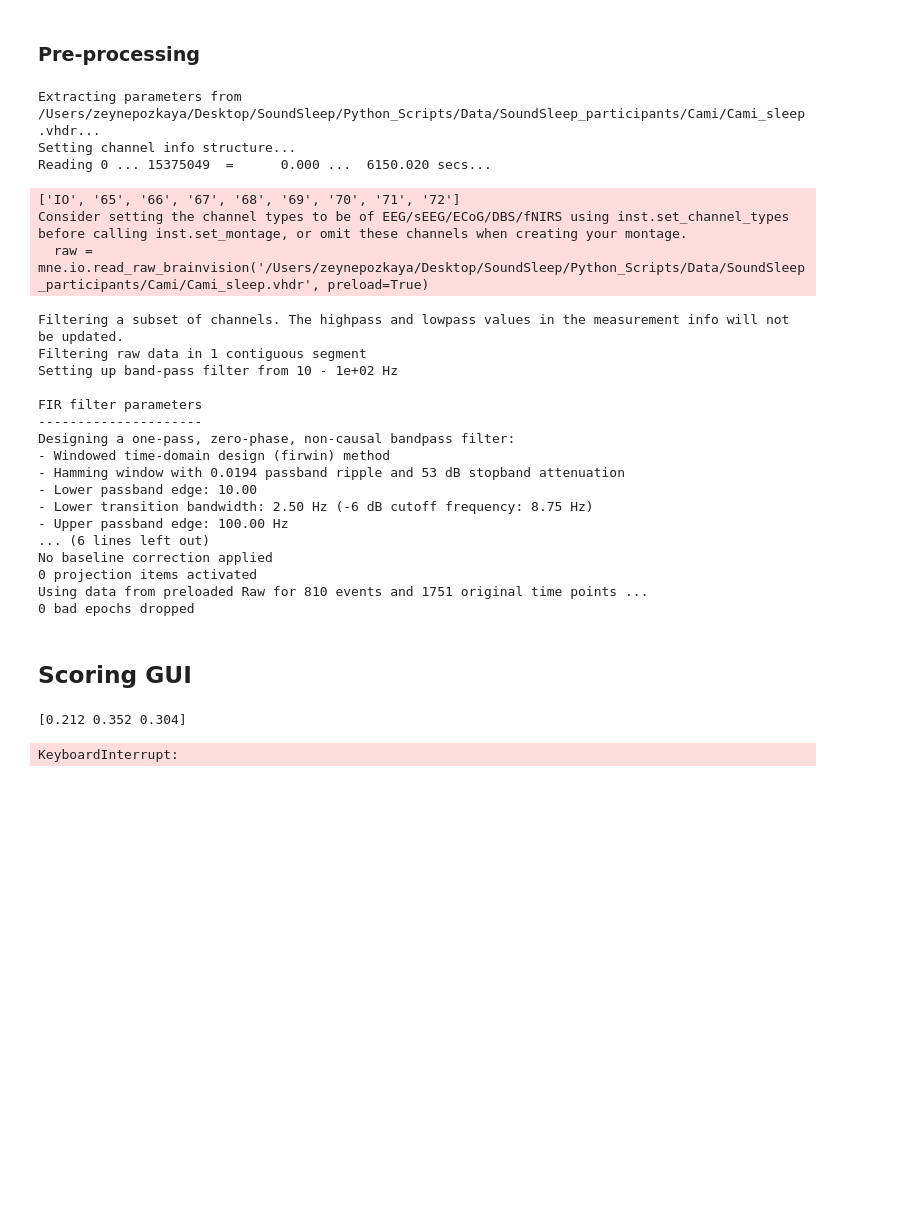
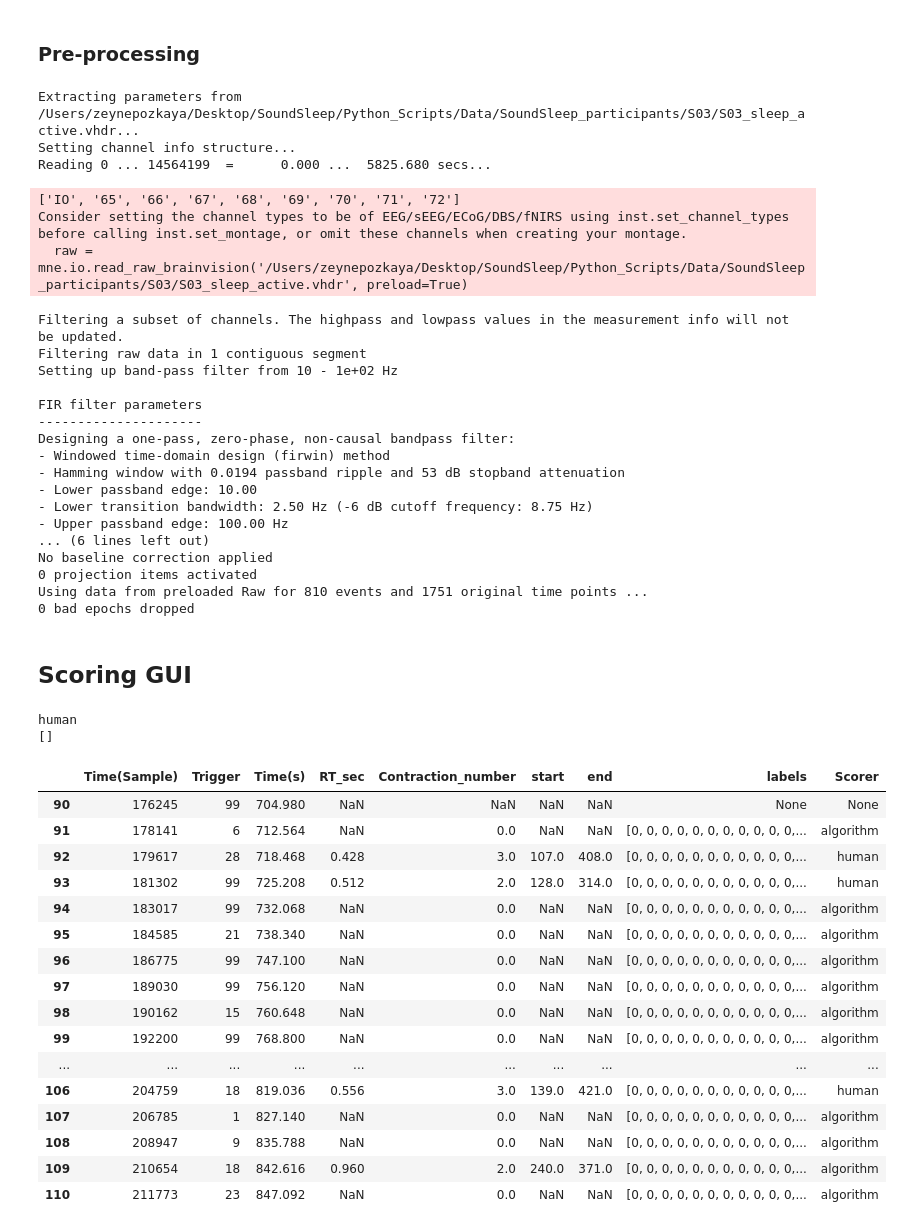
Before and after one commit to zeynoozkaya/SoundSleep, a Jupyter notebook: contraction_classification_final_bt.ipynb, the cells around one changed output. Cells and saved outputs as stored; diff of their text form; code cells hidden in the pictures; blank space fills up the shorter version.

Commit message:
working contraction script

```diff
--- a/contraction_classification_final_bt.ipynb
+++ b/contraction_classification_final_bt.ipynb
@@ -235,9 +397,9 @@ def flag_clusters(labels,min_len=100):
 # %% [markdown]
 ### Pre-processing
 # %%
-raw = mne.io.read_raw_brainvision('/Users/zeynepozkaya/Desktop/SoundSleep/Python_Scripts/Data/SoundSleep_participants/Cami/Cami_sleep.vhdr', preload=True)
+raw = mne.io.read_raw_brainvision('/Users/zeynepozkaya/Desktop/SoundSleep/Python_Scripts/Data/SoundSleep_participants/S03/S03_sleep_active.vhdr', preload=True)
 # raw = mne.io.read_raw_brainvision('/Users/basak/Desktop/Research/Projects/INCC/SoundSleep/results/pilots/S02_sleep_active.vhdr', preload=True)
-
+subject = 'S03'
 
 emg_ch= ['Zygo', 'Menton']
 
@@ -281,12 +443,12 @@ epochs = mne.Epochs(raw, events, tmin=-0, tmax=7,baseline=None, detrend=0,
 
 subject_epoch = epochs
 # %% [output]
-Extracting parameters from /Users/zeynepozkaya/Desktop/SoundSleep/Python_Scripts/Data/SoundSleep_participants/Cami/Cami_sleep.vhdr...
+Extracting parameters from /Users/zeynepozkaya/Desktop/SoundSleep/Python_Scripts/Data/SoundSleep_participants/S03/S03_sleep_active.vhdr...
 Setting channel info structure...
-Reading 0 ... 15375049  =      0.000 ...  6150.020 secs...
+Reading 0 ... 14564199  =      0.000 ...  5825.680 secs...
 ['IO', '65', '66', '67', '68', '69', '70', '71', '72']
 Consider setting the channel types to be of EEG/sEEG/ECoG/DBS/fNIRS using inst.set_channel_types before calling inst.set_montage, or omit these channels when creating your montage.
-  raw = mne.io.read_raw_brainvision('/Users/zeynepozkaya/Desktop/SoundSleep/Python_Scripts/Data/SoundSleep_participants/Cami/Cami_sleep.vhdr', preload=True)
+  raw = mne.io.read_raw_brainvision('/Users/zeynepozkaya/Desktop/SoundSleep/Python_Scripts/Data/SoundSleep_participants/S03/S03_sleep_active.vhdr', preload=True)
 Filtering a subset of channels. The highpass and lowpass values in the measurement info will not be updated.
 Filtering raw data in 1 contiguous segment
 Setting up band-pass filter from 10 - 1e+02 Hz
@@ -304,24 +466,48 @@ No baseline correction applied
 0 projection items activated
 Using data from preloaded Raw for 810 events and 1751 original time points ...
 0 bad epochs dropped
+# %%
+df_triggers['RT_sec'] = np.nan
+df_triggers['Contraction_number'] = np.nan
+df_triggers['start'] = np.nan
+df_triggers['end'] = np.nan
+
+df_triggers['labels'] = None
+df_triggers['Scorer'] = None
 # %% [markdown]
 ## Scoring GUI
 # %%
 # extract epoch
-current_index = 253
-epoch_zygo = np.squeeze(subject_epoch[current_index].get_data(picks=['Zygo']))
-epoch_zygo = epoch_zygo*10000
+current_index = 93
+epoch_zygo_current = np.squeeze(subject_epoch[current_index].get_data(picks=['Zygo']))
+epoch_zygo_current = epoch_zygo_current*10000
+
 
 # get features for epoch
-epoch_var_zygo, epoch_rms_zygo, epoch_wl_zygo, epoch_fmd_zygo = get_features(epoch_zygo)
+epoch_var_zygo_current, epoch_rms_zygo, epoch_wl_zygo, epoch_fmd_zygo = get_features(epoch_zygo_current)
 
 
-fig = plot_test_variance_window_func(epoch_zygo,epoch_var_zygo)
-
-fig.canvas.mpl_connect('key_press_event', on_key)
-
-
-plt.show()
+fig,_= plot_test_variance_window_func(epoch_zygo_current,epoch_var_zygo_current)
 # %% [output]
-[0.212 0.352 0.304]
+human
+[]
-KeyboardInterrupt:
+# %%
+df_triggers.iloc[90:111]
+# %% [output]
+|  | Time(Sample) | Trigger | Time(s) | RT_sec | Contraction_number | start | end | labels | Scorer |
+| 90 | 176245 | 99 | 704.980 | NaN | NaN | NaN | NaN | None | None |
+| 91 | 178141 | 6 | 712.564 | NaN | 0.0 | NaN | NaN | [0, 0, 0, 0, 0, 0, 0, 0, 0, 0, 0,... | algorithm |
+| 92 | 179617 | 28 | 718.468 | 0.428 | 3.0 | 107.0 | 408.0 | [0, 0, 0, 0, 0, 0, 0, 0, 0, 0, 0,... | human |
+| 93 | 181302 | 99 | 725.208 | 0.512 | 2.0 | 128.0 | 314.0 | [0, 0, 0, 0, 0, 0, 0, 0, 0, 0, 0,... | human |
+| 94 | 183017 | 99 | 732.068 | NaN | 0.0 | NaN | NaN | [0, 0, 0, 0, 0, 0, 0, 0, 0, 0, 0,... | algorithm |
+| 95 | 184585 | 21 | 738.340 | NaN | 0.0 | NaN | NaN | [0, 0, 0, 0, 0, 0, 0, 0, 0, 0, 0,... | algorithm |
+| 96 | 186775 | 99 | 747.100 | NaN | 0.0 | NaN | NaN | [0, 0, 0, 0, 0, 0, 0, 0, 0, 0, 0,... | algorithm |
+| 97 | 189030 | 99 | 756.120 | NaN | 0.0 | NaN | NaN | [0, 0, 0, 0, 0, 0, 0, 0, 0, 0, 0,... | algorithm |
+| 98 | 190162 | 15 | 760.648 | NaN | 0.0 | NaN | NaN | [0, 0, 0, 0, 0, 0, 0, 0, 0, 0, 0,... | algorithm |
+| 99 | 192200 | 99 | 768.800 | NaN | 0.0 | NaN | NaN | [0, 0, 0, 0, 0, 0, 0, 0, 0, 0, 0,... | algorithm |
+| ... | ... | ... | ... | ... | ... | ... | ... | ... | ... |
+| 106 | 204759 | 18 | 819.036 | 0.556 | 3.0 | 139.0 | 421.0 | [0, 0, 0, 0, 0, 0, 0, 0, 0, 0, 0,... | human |
+| 107 | 206785 | 1 | 827.140 | NaN | 0.0 | NaN | NaN | [0, 0, 0, 0, 0, 0, 0, 0, 0, 0, 0,... | algorithm |
+| 108 | 208947 | 9 | 835.788 | NaN | 0.0 | NaN | NaN | [0, 0, 0, 0, 0, 0, 0, 0, 0, 0, 0,... | algorithm |
+| 109 | 210654 | 18 | 842.616 | 0.960 | 2.0 | 240.0 | 371.0 | [0, 0, 0, 0, 0, 0, 0, 0, 0, 0, 0,... | algorithm |
+| 110 | 211773 | 23 | 847.092 | NaN | 0.0 | NaN | NaN | [0, 0, 0, 0, 0, 0, 0, 0, 0, 0, 0,... | algorithm |
```
Also changed, not shown: parts of 16 cells of this notebook.
